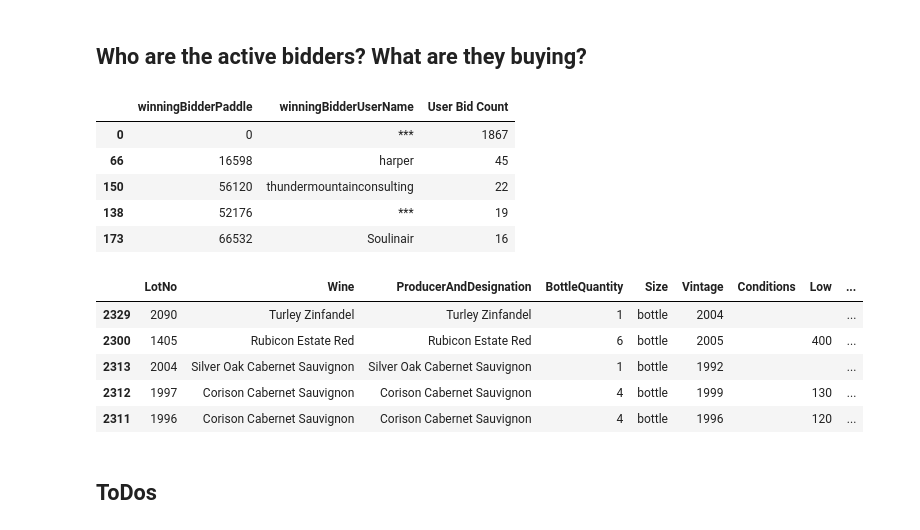
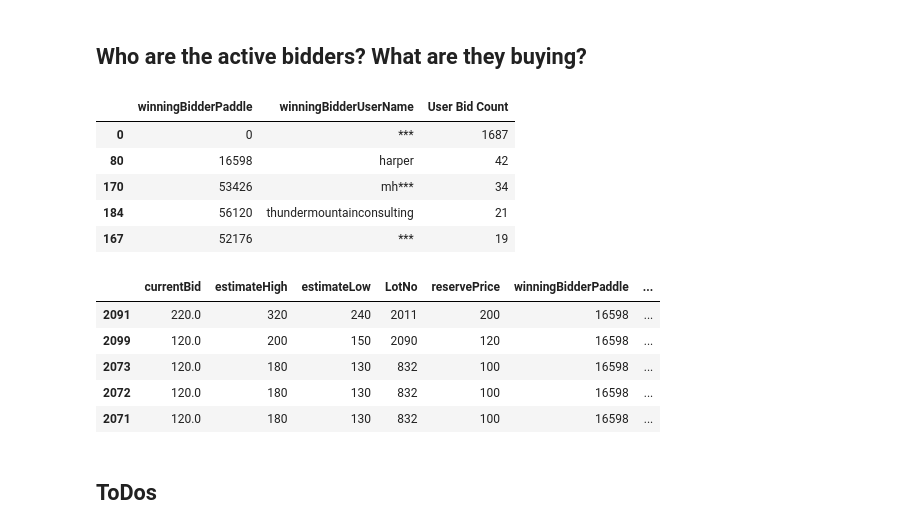
Before and after one commit to chenerick/wine_auction, a Jupyter notebook: Acker_Merrall_Condit_Exploration.ipynb, the cells around one changed output. Cells and saved outputs as stored; diff of their text form; code cells hidden in the pictures.

```diff
--- a/Acker_Merrall_Condit_Exploration.ipynb
+++ b/Acker_Merrall_Condit_Exploration.ipynb
@@ -281,12 +285,25 @@ except FileNotFoundError:
     current_auction_scraped_bids_raw_df.to_csv(filename, encoding='utf-8', index=False)
 # %%
 # Process the bid data and join against the Current Auction Spreadsheet
-current_auction_price_cols_to_retain = ['currentBid','estimateHigh', 'estimateLow', 'lotId', 'lotNo', 'reservePrice', 'winningBidderPaddle', 'winningBidderUserName' ]
+current_auction_price_cols_to_retain = ['currentBid','estimateHigh', 'estimateLow', 'lotNo', 'reservePrice', 'winningBidderPaddle', 'winningBidderUserName' ,
+                                       'bottleQuantity', 'bottleSize', 'designation', 'isMixedLot', 'producerName', 'region',
+                                        'vintage', 'wineName', 'condition'
+                                       ]
 current_auction_scraped_bids_df = current_auction_scraped_bids_raw_df[current_auction_price_cols_to_retain]
 scraped_bids_col_rename_map = {
     'lotNo' : 'LotNo',
-    #'estimateHigh' : 'High', #Wierd mismatches between spreadsheet high/low and auction site high/low
-    #'estimateLow' : 'Low',
+    'bottleQuantity' : 'BottleQuantity',
+    'bottleSize' : 'Size',
+    'designation' : 'Designation',
+    'producerName' : 'Producer',
+    'vintage' : 'Vintage',
+    'wineName' : 'Wine'
 }
 current_auction_scraped_bids_df = current_auction_scraped_bids_df.rename( columns = scraped_bids_col_rename_map)
-joined_current_auction = pd.merge(raw_current_auction, current_auction_scraped_bids_df, on=['LotNo'])
+# If the wine is missing both producer & designation, set producer = wine name, really don't know if this actually fixes it.
+# Check this ERICK!!!
+current_auction_scraped_bids_df.loc[(current_auction_scraped_bids_df['Producer']=='') & (current_auction_scraped_bids_df['Designation'] =='') , 'Producer'] = current_auction_scraped_bids_df['Wine']
+
+# Replace all currentBids = 0, w/ nulls
+current_auction_scraped_bids_df['currentBid'] = current_auction_scraped_bids_df['currentBid'].replace(0, np.nan)
+#joined_current_auction = pd.merge(raw_current_auction, current_auction_scraped_bids_df, on=['LotNo'])
@@ -336,31 +433,31 @@ current_auction_df[current_auction_df['Wine'].str.contains('Mouton')].head()
 # %% [markdown]
 ## Who are the active bidders? What are they buying?
 # %%
-current_auction_bidders = joined_current_auction.groupby(['winningBidderPaddle', 'winningBidderUserName']).agg({"LotNo": pd.Series.nunique})
+current_auction_bidders = current_auction_scraped_bids_df.groupby(['winningBidderPaddle', 'winningBidderUserName']).agg({"LotNo": pd.Series.nunique})
 current_auction_bidders = current_auction_bidders.reset_index()
 current_auction_bidders = current_auction_bidders.rename(columns = {'LotNo':'User Bid Count'})
 current_auction_bidders = current_auction_bidders.sort_values(by=['User Bid Count'], ascending = False)
 current_auction_bidders.head()
 # %% [output]
 |  | winningBidderPaddle | winningBidderUserName | User Bid Count |
-| 0 | 0 | *** | 1867 |
-| 66 | 16598 | harper | 45 |
-| 150 | 56120 | thundermountainconsulting | 22 |
-| 138 | 52176 | *** | 19 |
-| 173 | 66532 | Soulinair | 16 |
+| 0 | 0 | *** | 1687 |
+| 80 | 16598 | harper | 42 |
+| 170 | 53426 | mh*** | 34 |
+| 184 | 56120 | thundermountainconsulting | 21 |
+| 167 | 52176 | *** | 19 |
 # %%
-joined_current_auction_bidders = pd.merge(joined_current_auction, current_auction_bidders, on = ['winningBidderPaddle', 'winningBidderUserName'])
+joined_current_auction_bidders = pd.merge(current_auction_scraped_bids_df, current_auction_bidders, on = ['winningBidderPaddle', 'winningBidderUserName'])
 # get rid of lots w/ no winning bids
 joined_current_auction_bidders = joined_current_auction_bidders[joined_current_auction_bidders['winningBidderPaddle'] != 0]
 joined_current_auction_bidders = joined_current_auction_bidders.sort_values(by=['User Bid Count'], ascending = False)
 joined_current_auction_bidders.head()
 # %% [output]
-|  | LotNo | Wine | ProducerAndDesignation | BottleQuantity | Size | Vintage | Conditions | Low | ... |
-| 2329 | 2090 | Turley Zinfandel | Turley Zinfandel | 1 | bottle | 2004 |  |  | ... |
-| 2300 | 1405 | Rubicon Estate Red | Rubicon Estate Red | 6 | bottle | 2005 |  | 400 | ... |
-| 2313 | 2004 | Silver Oak Cabernet Sauvignon | Silver Oak Cabernet Sauvignon | 1 | bottle | 1992 |  |  | ... |
-| 2312 | 1997 | Corison Cabernet Sauvignon | Corison Cabernet Sauvignon | 4 | bottle | 1999 |  | 130 | ... |
-| 2311 | 1996 | Corison Cabernet Sauvignon | Corison Cabernet Sauvignon | 4 | bottle | 1996 |  | 120 | ... |
+|  | currentBid | estimateHigh | estimateLow | LotNo | reservePrice | winningBidderPaddle | ... |
+| 2091 | 220.0 | 320 | 240 | 2011 | 200 | 16598 | ... |
+| 2099 | 120.0 | 200 | 150 | 2090 | 120 | 16598 | ... |
+| 2073 | 120.0 | 180 | 130 | 832 | 100 | 16598 | ... |
+| 2072 | 120.0 | 180 | 130 | 832 | 100 | 16598 | ... |
+| 2071 | 120.0 | 180 | 130 | 832 | 100 | 16598 | ... |
 # %% [markdown]
 ## ToDos
 # %%
```
Also changed, not shown: parts of 23 cells of this notebook, 3 other files.
